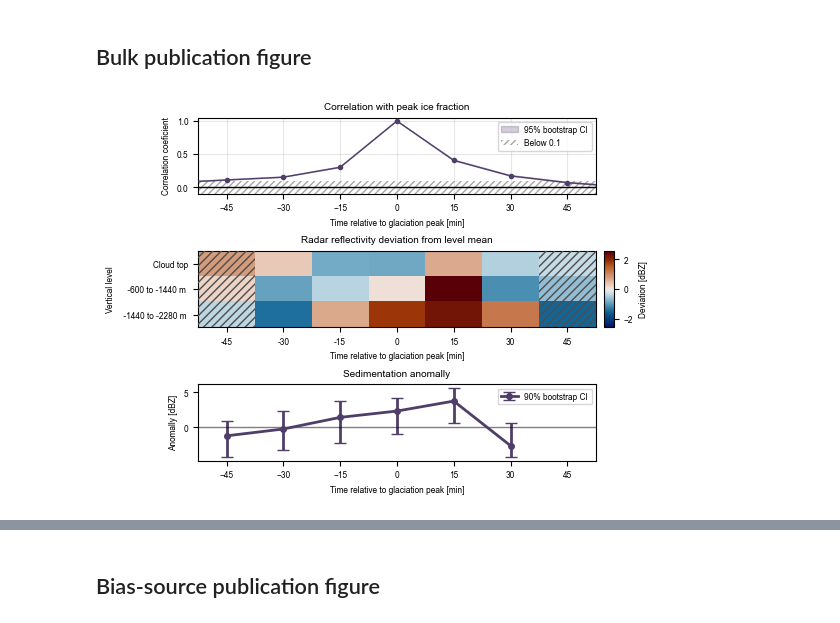
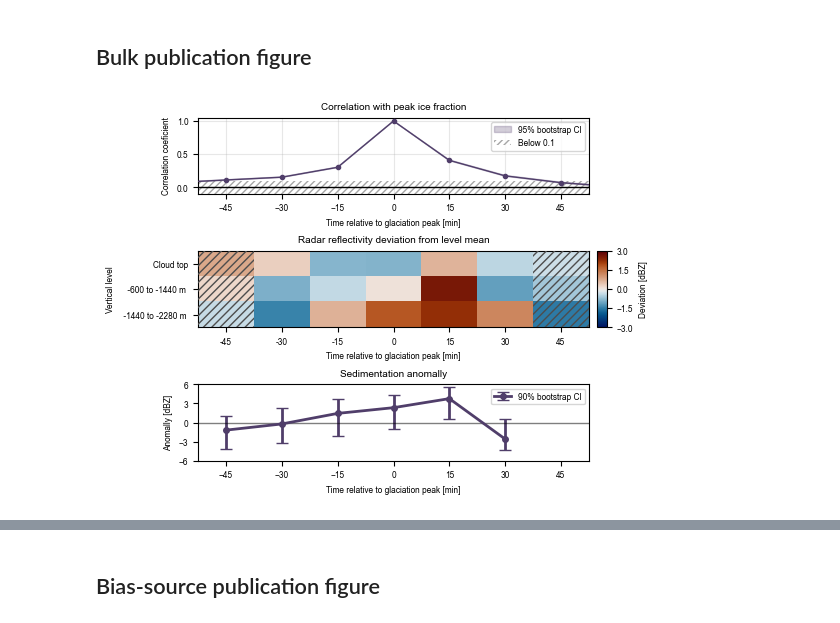
Before and after one commit to DragomirNikolov/MSGI, a Jupyter notebook: plotting/Bulk/ICOT_threshold_weighted_means.ipynb, the cells around one changed output, grey strips where cells are left out. Cells and saved outputs as stored; diff of their text form; code cells hidden in the pictures.

```diff
--- a/plotting/Bulk/ICOT_threshold_weighted_means.ipynb
+++ b/plotting/Bulk/ICOT_threshold_weighted_means.ipynb
@@ -1325,13 +1333,13 @@ im1 = ax_heat.imshow(
     dev_vs_others_map,
     aspect="auto",
     cmap=cm.vik,
-    norm=TwoSlopeNorm(vmin=-vmax, vcenter=0, vmax=vmax),
+    norm=TwoSlopeNorm(vmin=-3, vcenter=0, vmax=3),
     origin="upper",
 )
 
 cbar = fig.colorbar(im1, cax=ax_top_cb)
 cbar.set_label("Deviation [dBZ]")  # Adjust units/label as needed
-
+cbar.set_ticks([-3, -1.5, 0, 1.5, 3])
 index_times = rel_times_min[:-1]
 
 ci_percent = 100 * confidence_level
@@ -1370,6 +1378,8 @@ ax_anom.set_xlabel("Time relative to glaciation peak [min]")
 ax_anom.set_ylabel("Anomally [dBZ]")
 ax_anom.set_title("Sedimentation anomally")
 ax_anom.set_xlim(-45-7.5,+45+7.5)
+ax_anom.set_ylim(-6,6)
+ax_anom.set_yticks(np.arange(-6,7,3))
 ax_anom.legend(loc="upper right")
 
 
@@ -1440,31 +1450,31 @@ for idx in np.concatenate([idx_m45, idx_p45]):
 # Label every 15-minute sample
 xmin = corr_peak_ci["rel_time_min"].min()
 xmax = corr_peak_ci["rel_time_min"].max()
 
 xticks = np.arange(
     np.floor(xmin / 15) * 15,
     np.ceil(xmax / 15) * 15 + 15,
     15,
 )
 
 ax_corr.set_xticks(xticks)
 ax_corr.set_xlim(xmin, xmax)
 ax_corr.set_xlim(-45-7.5,45+7.5)
 
 
 ax_corr.set_xlabel("Time relative to glaciation peak [min]")
 ax_corr.set_ylabel("Correlation coeficient")
 ax_corr.set_title("Correlation with peak ice fraction")
 ax_corr.set_ylim(-0.1, 1.05)
 
 ax_corr.grid(alpha=0.3)
 ax_corr.legend()
 
 
 fig.savefig(
     "/Volumes/University_stuff/Code_Projects/MSGI/plotting/Publication_figures/Bulk_figure.pdf",
     format="pdf",
     dpi=300
 )
 # %% [output]
-[figure, old version]
+[figure, new version]
```
Also changed, not shown: parts of 7 cells of this notebook, 7 other files.
